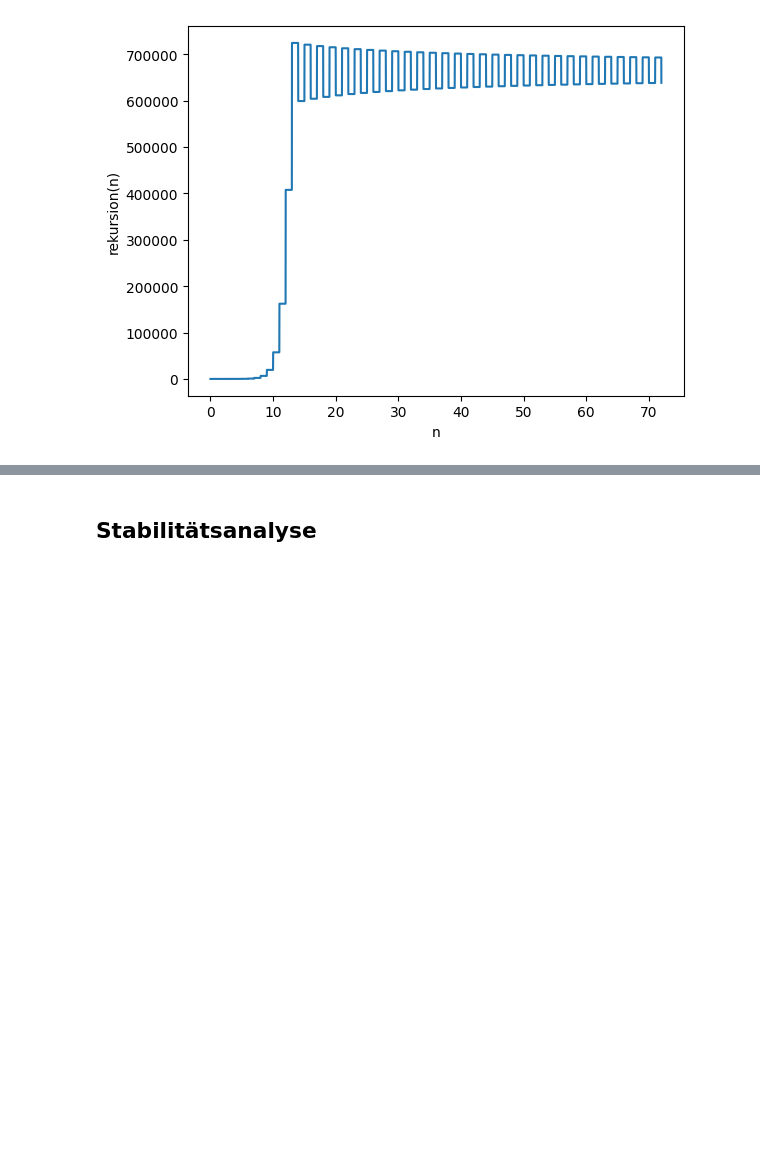
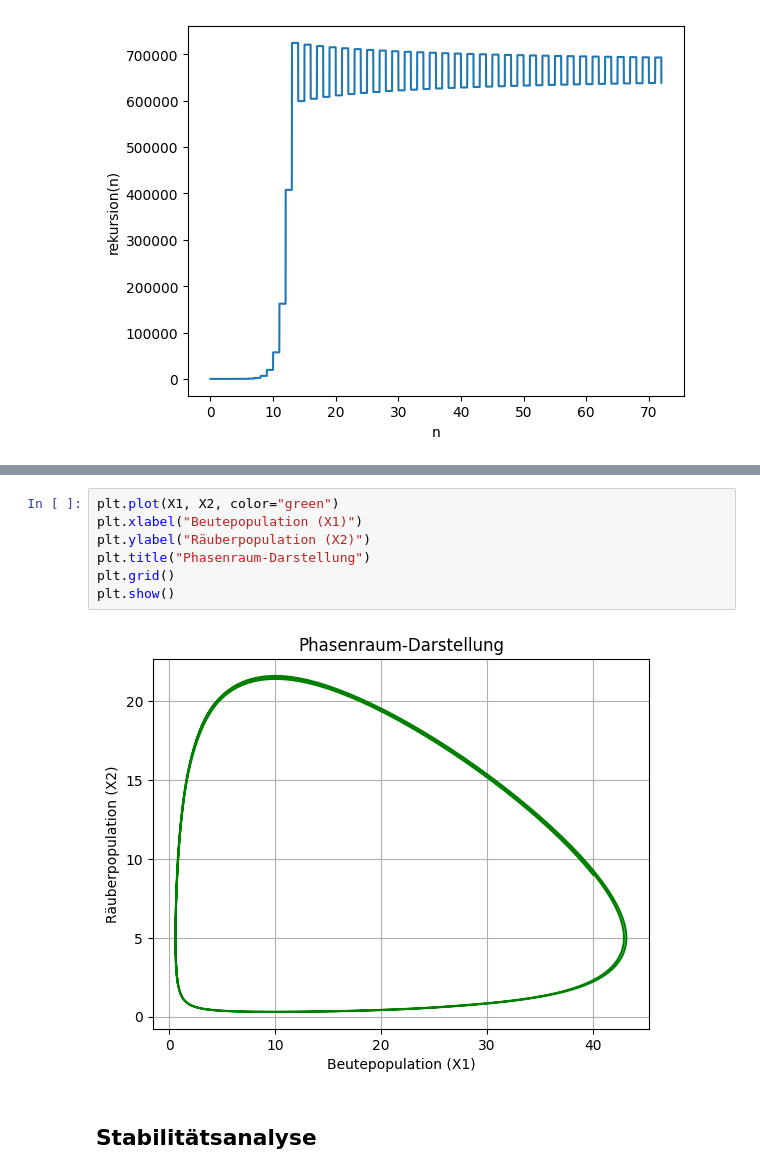
Before and after one commit to tombk556/MSM-Modellbildung-und-Modellanpassung, a Jupyter notebook: src/Rechner.ipynb, the cells around one changed output, grey strips where cells are left out. Cells and saved outputs as stored; diff of their text form; blank space fills up the shorter version.

```diff
--- a/src/Rechner.ipynb
+++ b/src/Rechner.ipynb
@@ -219,3 +367,12 @@ Rekursion: 642672.6260170431
+# %%
+plt.plot(X1, X2, color="green")
+plt.xlabel("Beutepopulation (X1)")
+plt.ylabel("Räuberpopulation (X2)")
+plt.title("Phasenraum-Darstellung")
+plt.grid()
+plt.show()
+# %% [output]
+[figure, added]
 # %% [markdown]
 ## Stabilitätsanalyse
 # %%
```
Also changed, not shown: parts of 33 cells of this notebook, 1 other file.
